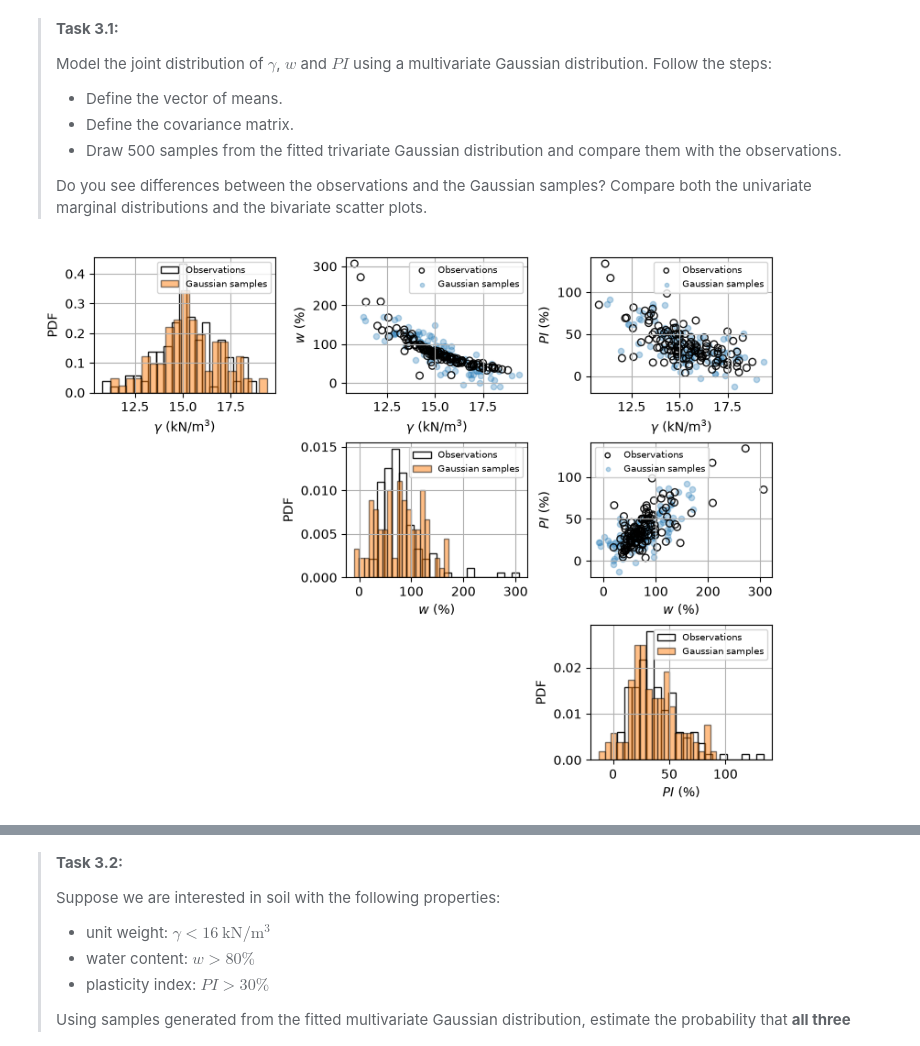
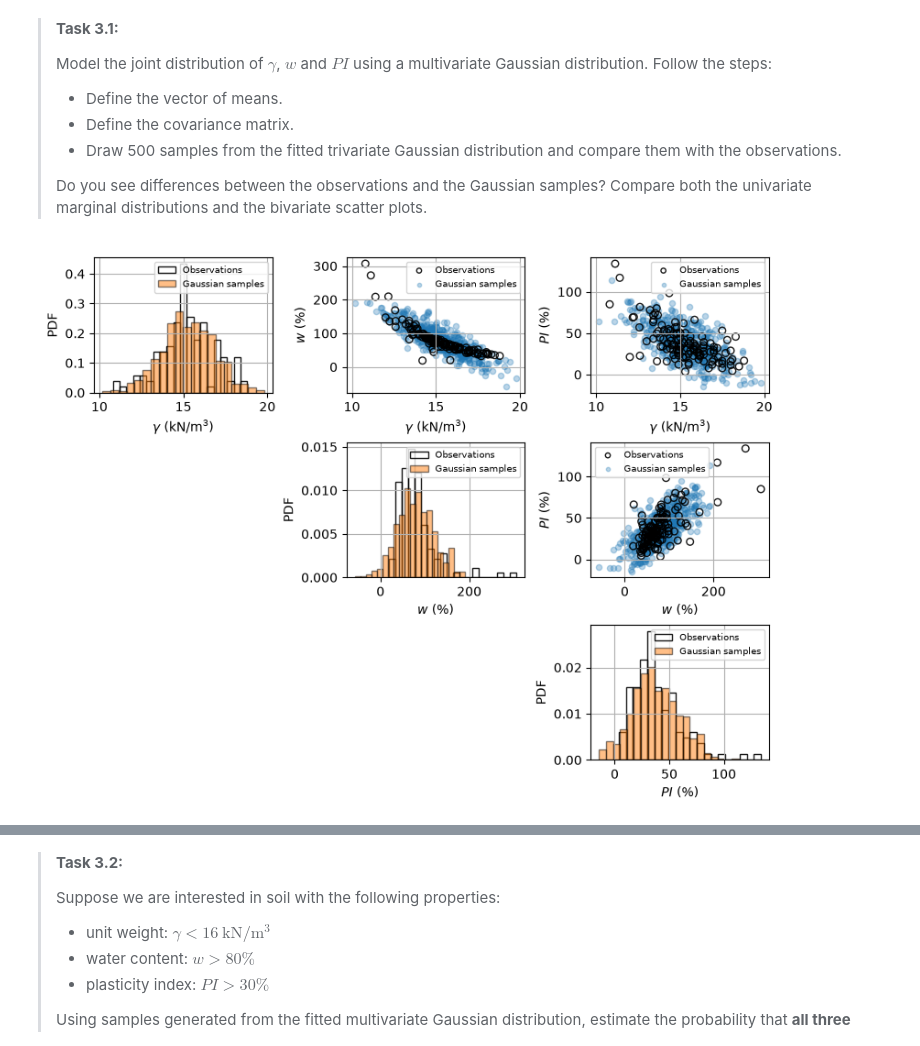
Before and after one commit to mangl308/GA1.5, a Jupyter notebook: Gaussian_Soil.ipynb, the cells around one changed output, grey strips where cells are left out. Drawn from its saved outputs; the diff is of its cells as text; code cells hidden in the pictures.

```diff
--- a/Gaussian_Soil.ipynb
+++ b/Gaussian_Soil.ipynb
@@ -191,9 +200,9 @@ mu = np.array([mu1, mu2, mu3])
 # Define the covariance matrix
 # ---------------------------------------------------------
 
-s1 = np.std(data[:,0])
-s2 = np.std(data[:,1])
-s3 = np.std(data[:,2])
+s1 = np.std(data[:,0], ddof=1)
+s2 = np.std(data[:,1], ddof=1)
+s3 = np.std(data[:,2], ddof=1)
 
 covariance_12 = calculate_covariance(data[:,0], data[:,1])
 covariance_13 = calculate_covariance(data[:,0], data[:,2])
@@ -208,7 +217,7 @@ sigma = np.array([
 # Draw 500 samples from the fitted trivariate Gaussian
 # ---------------------------------------------------------
 
-samples = multivariate_normal(mean=mu, cov=sigma).rvs(size=100)
+samples = multivariate_normal(mean=mu, cov=sigma).rvs(size=500)
 
 # ---------------------------------------------------------
 # Compare samples with observations
@@ -270,31 +279,31 @@ for i in range(data.shape[1]):
             # Observations on top
             axs[i, j].scatter(
                 data[:, i],
                 data[:, j],
                 alpha=0.9,
                 s=30,
                 edgecolor='black',
                 facecolor='none',
                 label='Observations'
             )
 
             axs[i, j].set_xlabel(variable_names[i])
             axs[i, j].set_ylabel(variable_names[j])
 
             # Put observations first in legend
             handles, labels = axs[i, j].get_legend_handles_labels()
 
             axs[i, j].legend(
                 [handles[1], handles[0]],
                 [labels[1], labels[0]],
                 fontsize=7,
                 markerscale=0.7
             )
 
         else:
 
             axs[i, j].axis('off')
 
 plt.show()
 # %% [output]
-[figure, old version]
+[figure, new version]
```
Also changed, not shown: parts of 11 cells of this notebook.
